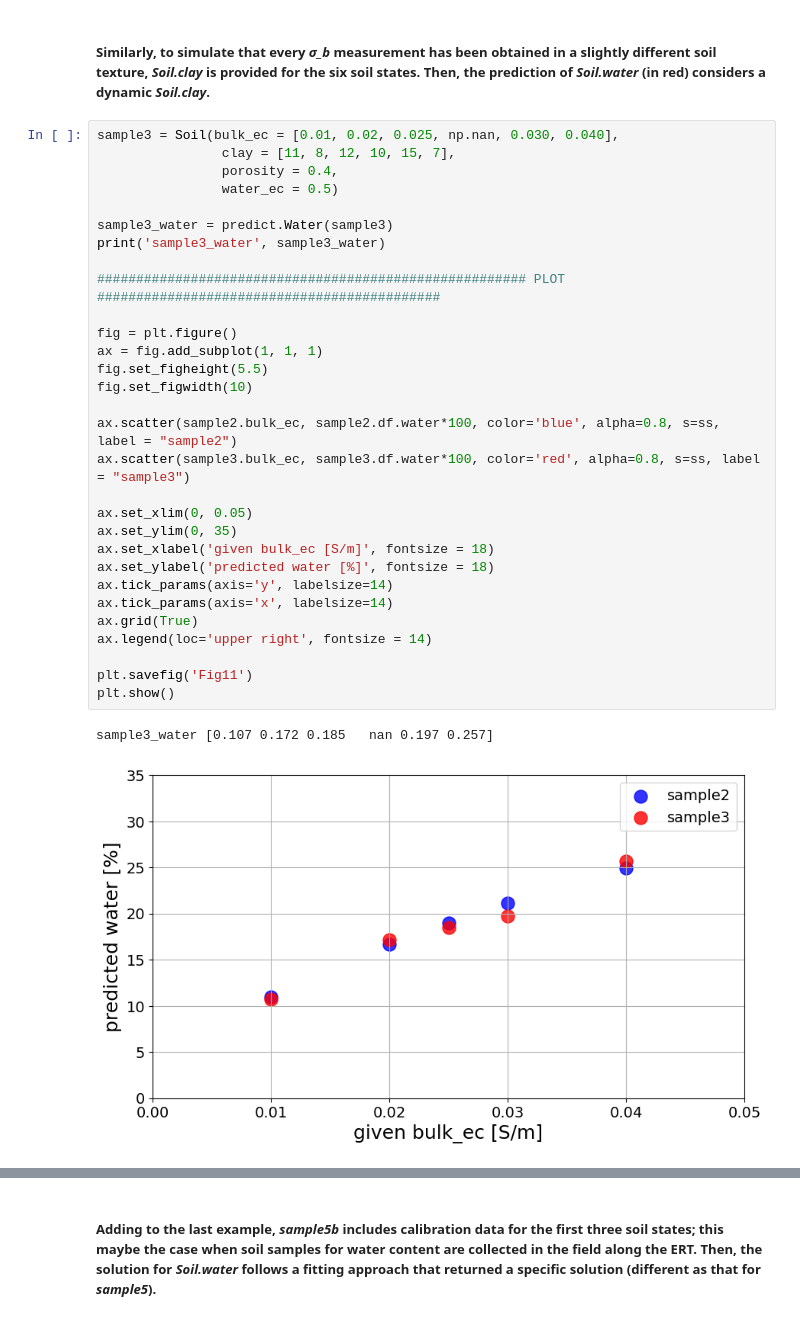
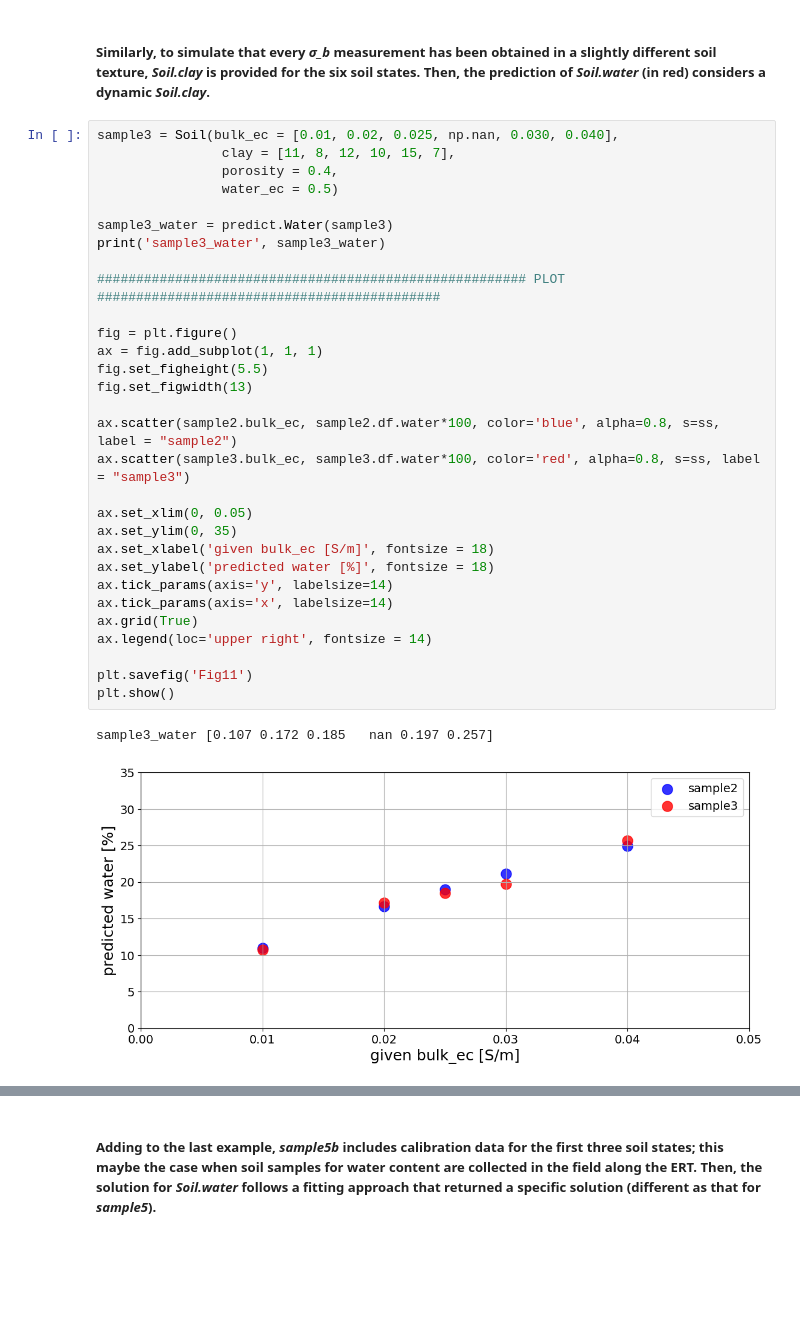
Before and after one commit to SENSE-UGent/Pedophysics, a Jupyter notebook: examples/Examples.ipynb, the cells around one changed output, grey strips where cells are left out. Cells and saved outputs as stored; diff of their text form; blank space fills up the shorter version.

```diff
--- a/examples/Examples.ipynb
+++ b/examples/Examples.ipynb
@@ -137,33 +156,33 @@ Name: bulk_ec, dtype: object
 sample3 = Soil(bulk_ec = [0.01, 0.02, 0.025, np.nan, 0.030, 0.040],
                 clay = [11, 8, 12, 10, 15, 7],
                 porosity = 0.4,
                 water_ec = 0.5)
 
 sample3_water = predict.Water(sample3)
 print('sample3_water', sample3_water)
 
 ####################################################### PLOT ############################################
 
 fig = plt.figure()
 ax = fig.add_subplot(1, 1, 1)
 fig.set_figheight(5.5)
-fig.set_figwidth(10)
+fig.set_figwidth(13)
 
 ax.scatter(sample2.bulk_ec, sample2.df.water*100, color='blue', alpha=0.8, s=ss, label = "sample2")
 ax.scatter(sample3.bulk_ec, sample3.df.water*100, color='red', alpha=0.8, s=ss, label = "sample3")
 
 ax.set_xlim(0, 0.05)
 ax.set_ylim(0, 35)
 ax.set_xlabel('given bulk_ec [S/m]', fontsize = 18)
 ax.set_ylabel('predicted water [%]', fontsize = 18)
 ax.tick_params(axis='y', labelsize=14)
 ax.tick_params(axis='x', labelsize=14)
 ax.grid(True)
 ax.legend(loc='upper right', fontsize = 14)
 
 plt.savefig('Fig11')
 plt.show()
 # %% [output]
 sample3_water [0.107 0.172 0.185   nan 0.197 0.257]
-[figure, old version]
+[figure, new version]
 # %% [markdown]
```
Also changed, not shown: parts of 25 cells of this notebook, 23 other files.
